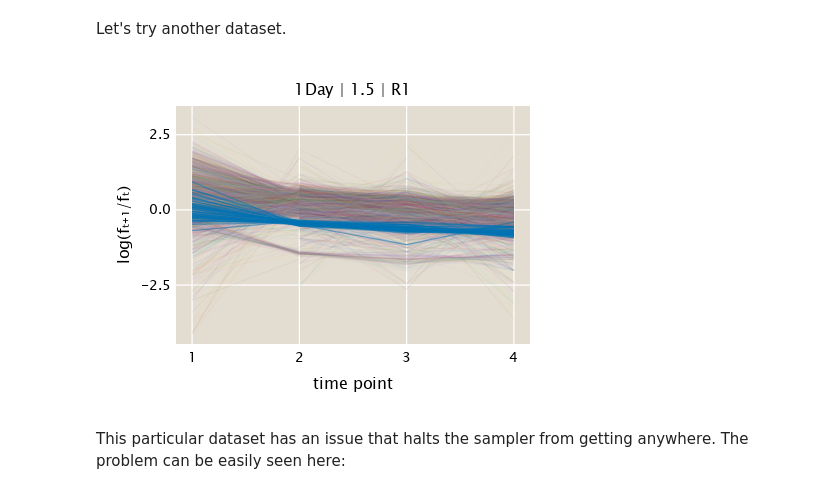
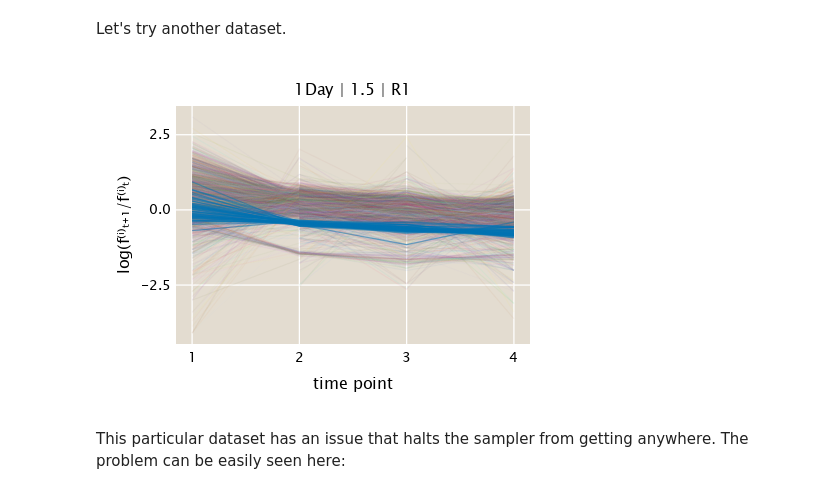
Before and after one commit to mrazomej/bayesian_fitness, a Jupyter notebook: code/exploratory/bayesian_mean_fitness.ipynb, the cells around one changed output. Cells and saved outputs as stored; diff of their text form; code cells hidden in the pictures.

```diff
--- a/code/exploratory/bayesian_mean_fitness.ipynb
+++ b/code/exploratory/bayesian_mean_fitness.ipynb
@@ -568,8 +555,7 @@ hub = "1Day"
 perturbation = "1.5"
 rep = "R1"
 
-# Extract data. Note: The time T0 is common to all perturbations, thus, it must
-# be extracted separately as a second condition.
+# Extract data.
 data = df[
         (df.hub .== hub) .&
         (df.batch .== batch) .&
@@ -587,31 +573,33 @@ DF.leftjoin!(data, data_total; on=:time)
 # Add frequency column
 DF.insertcols!(data, :freq => data.count ./ data.count_sum)
 
-# Initialize dataframe to save the log freq changes
-data_log = DF.DataFrame()
+# Initialize dataframe to save the freq changes
+data_gamma = DF.DataFrame()
 
 # Group data by barcode
 data_group = DF.groupby(data, :barcode)
 
 # Loop through each group
 for d in data_group
+    # Sort data by timepoint
+    DF.sort!(d, :time)
     # Compute log change
     DF.append!(
-        data_log,
+        data_gamma,
         DF.DataFrame(
             :barcode .=> first(d.barcode),
             :time => d.time[2:end],
-            :logf => diff(log.(d.freq)),
+            :γ => d.freq[2:end] ./ d.freq[1:end-1],
             :neutral .=> first(d.neutral)
         )
     )
 end # for
 
 # Extract data
-logf = hcat(
+γ = hcat(
     [
-        DF.sort(d, :time).logf
-        for d in DF.groupby(data_log[data_log.neutral, :], :barcode)
+        DF.sort(d, :time).γ
+        for d in DF.groupby(data_gamma[data_gamma.neutral, :], :barcode)
     ]...
 )
 
@@ -621,39 +609,39 @@ fig = Figure(resolution=(450, 350))
 # Add axis
 ax = Axis(
     fig[1, 1],
     xlabel="time point",
-    ylabel="log(fₜ₊₁/fₜ)",
+    ylabel="log(f⁽ⁱ⁾ₜ₊₁/f⁽ⁱ⁾ₜ)",
     title="$(hub) | $(perturbation) | $(rep)"
 )
 
 # Define color palette
 colors = ColorSchemes.glasbey_hv_n256
 
 # group data by barcode
-data_group = DF.groupby(data_log[.!data_log.neutral, :], :barcode)
+data_group = DF.groupby(data_gamma[.!data_gamma.neutral, :], :barcode)
 # Loop through trajectories
 for bc in data_group
     # Plot trajectory
     lines!(
-        bc.logf,
+        log.(bc.γ),
         color=(colors[StatsBase.sample(1:length(colors))], 0.05)
     )
 end # for
 
 # group neutral barcodes by barcode
-data_group = DF.groupby(data_log[data_log.neutral, :], :barcode)
+data_group = DF.groupby(data_gamma[data_gamma.neutral, :], :barcode)
 # Loop through trajectories
 for bc in data_group
     # Plot trajectory
     lines!(
-        bc.logf,
+        log.(bc.γ),
         color=(ColorSchemes.seaborn_colorblind[1], 0.5)
     )
 end # for
 
 fig
 # %% [output]
-[figure, old version]
+[figure, new version]
 # %% [markdown]
 This particular dataset has an issue that halts the sampler from getting
 anywhere. The problem can be easily seen here:
```
Also changed, not shown: parts of 16 cells of this notebook.
